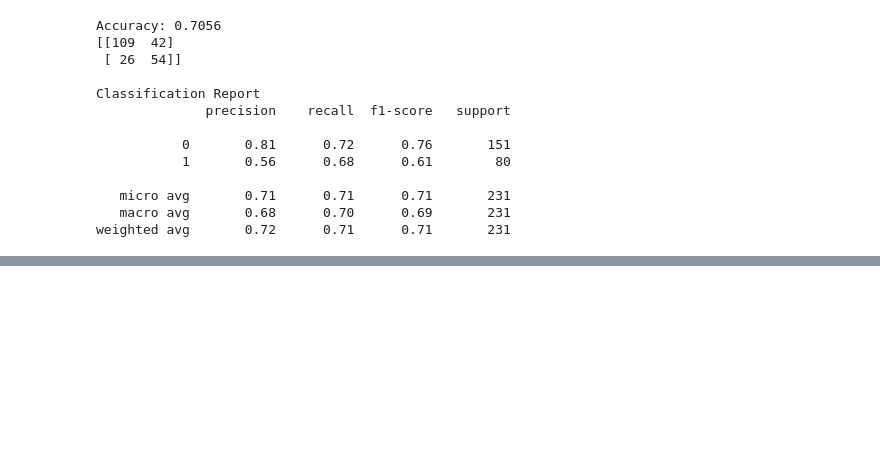
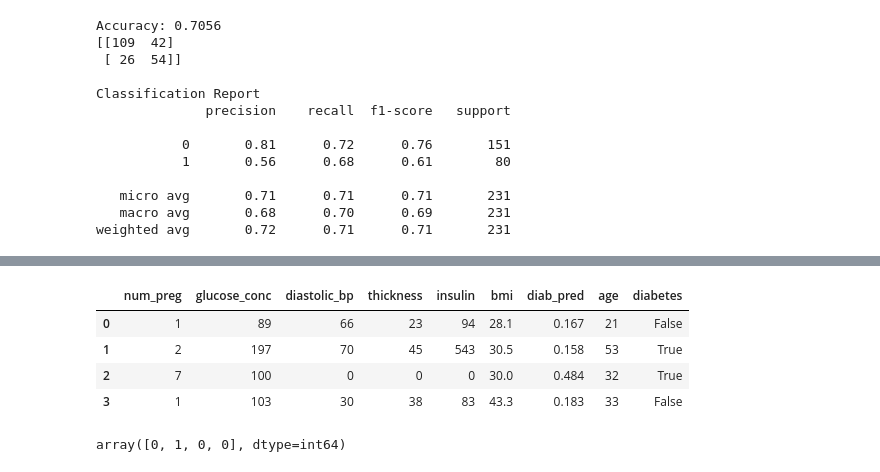
Before and after one commit to JacobDuvall/PredictingDiabetes, a Jupyter notebook: Predicting Diabetes.ipynb, the cells around one changed output, grey strips where cells are left out. Cells and saved outputs as stored; diff of their text form; code cells hidden in the pictures; blank space fills up the shorter version.

```diff
--- a/Predicting Diabetes.ipynb
+++ b/Predicting Diabetes.ipynb
@@ -574,0 +597,19 @@ weighted avg       0.72      0.71      0.71       231
+# %%
+# The truncated file contained 4 rows from the original CSV.
+#
+# Data is the same is in same format as the original CSV file's data.  Therefore, just like the original data, we need to transform it before we can make predictions on the data.
+#
+# Note: If the data had been previously "cleaned up" this would not be necessary.
+#
+# We do this by executed the same transformations as we did to the original data
+#
+# Start by dropping the "skin" which is the same as thickness, with different units.
+
+del df_predict['skin']
+df_predict
+# %% [output]
+|  | num_preg | glucose_conc | diastolic_bp | thickness | insulin | bmi | diab_pred | age | diabetes |
+| 0 | 1 | 89 | 66 | 23 | 94 | 28.1 | 0.167 | 21 | False |
+| 1 | 2 | 197 | 70 | 45 | 543 | 30.5 | 0.158 | 53 | True |
+| 2 | 7 | 100 | 0 | 0 | 0 | 30.0 | 0.484 | 32 | True |
+| 3 | 1 | 103 | 30 | 38 | 83 | 43.3 | 0.183 | 33 | False |
@@ -574,0 +627,8 @@ weighted avg       0.72      0.71      0.71       231
+# %%
+# At this point our data is ready to be used for prediction.
+
+# ## Predict diabetes with the prediction data.  Returns 1 if True, 0 if false
+
+lr_cv_model.predict(X_predict)
+# %% [output]
+array([0, 1, 0, 0], dtype=int64)
```
Also changed, not shown: parts of 5 cells of this notebook.
